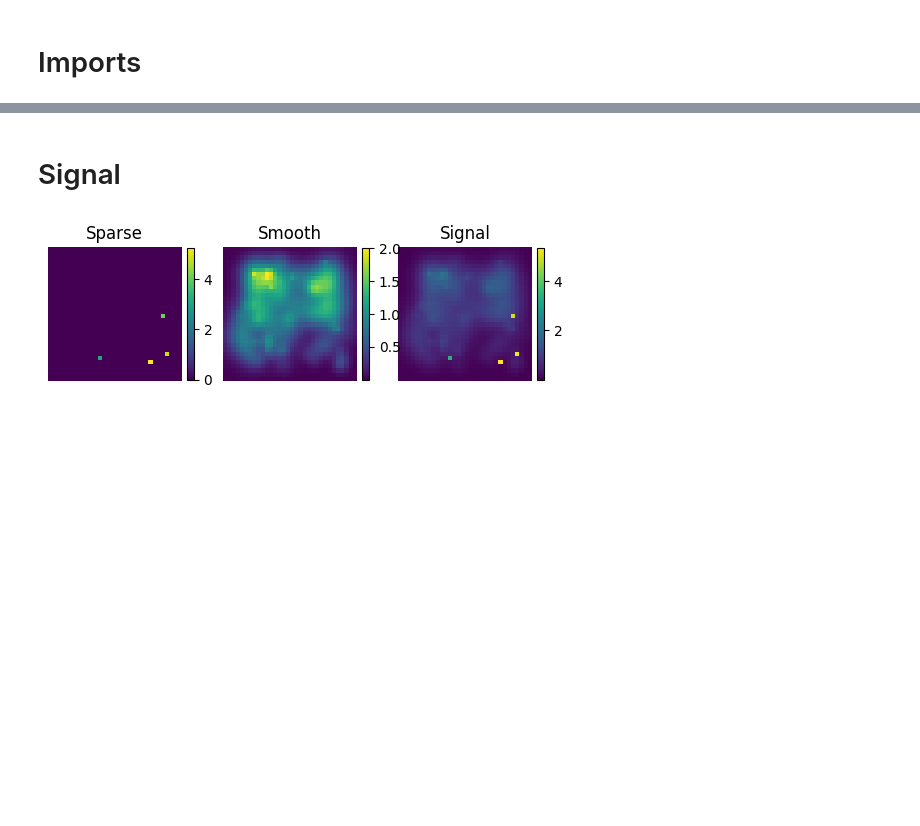
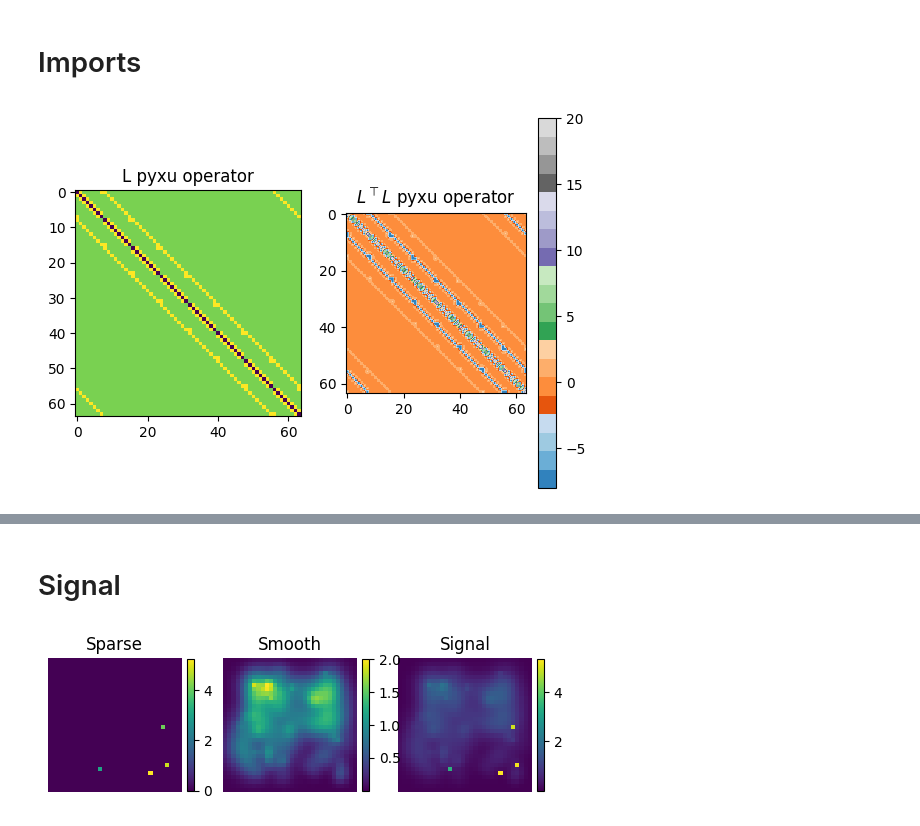
Before and after one commit to vacostaepfl/L1-L2, a Jupyter notebook: test.ipynb, the cells around one changed output, grey strips where cells are left out. Cells and saved outputs as stored; diff of their text form; code cells hidden in the pictures; blank space fills up the shorter version.

```diff
--- a/test.ipynb
+++ b/test.ipynb
@@ -9,0 +12,14 @@ import matplotlib.pyplot as plt
+# %%
+N = 8
+L = Laplacian((N,N), mode="wrap")
+L2 = L.gram()
+# %%
+plt.subplot(121)
+plt.title("L pyxu operator")
+plt.imshow(L.asarray())
+plt.subplot(122)
+plt.title(r"$L^\top L$ pyxu operator")
+plt.imshow(L2.asarray(), cmap="tab20c")
+plt.colorbar();
+# %% [output]
+[figure, added]
```
Also changed, not shown: parts of 7 cells of this notebook, 7 other files.
